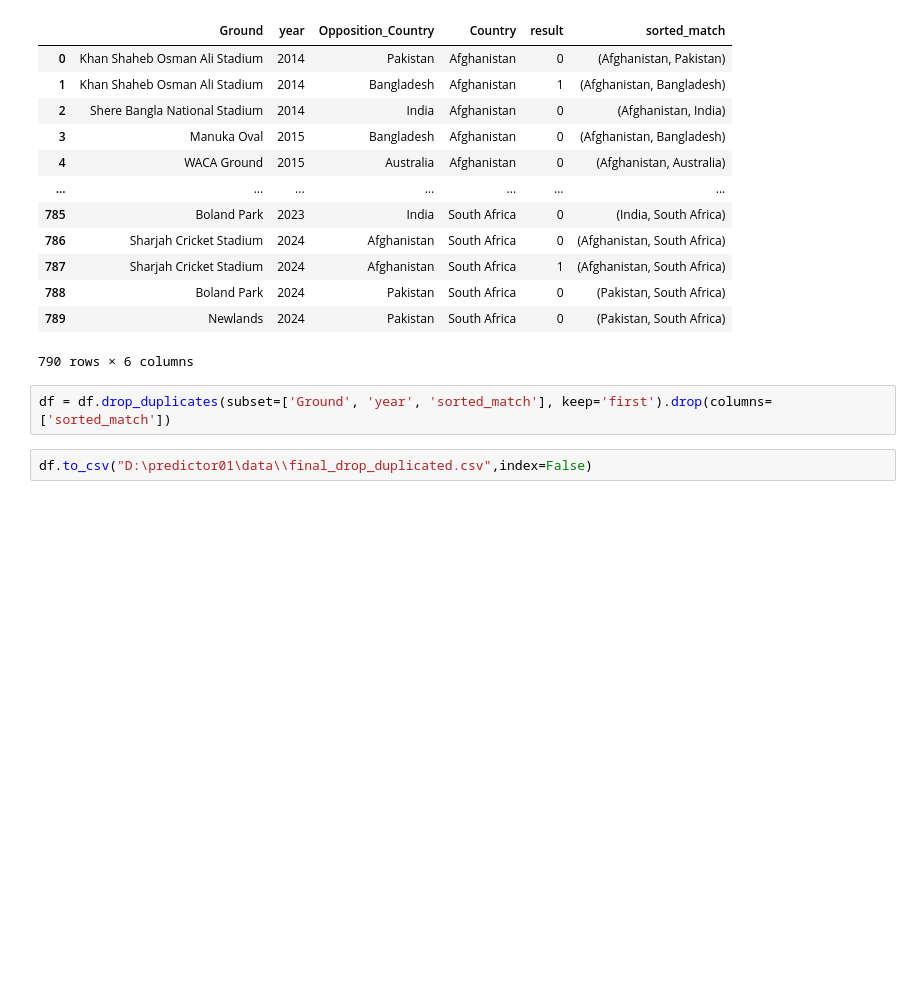
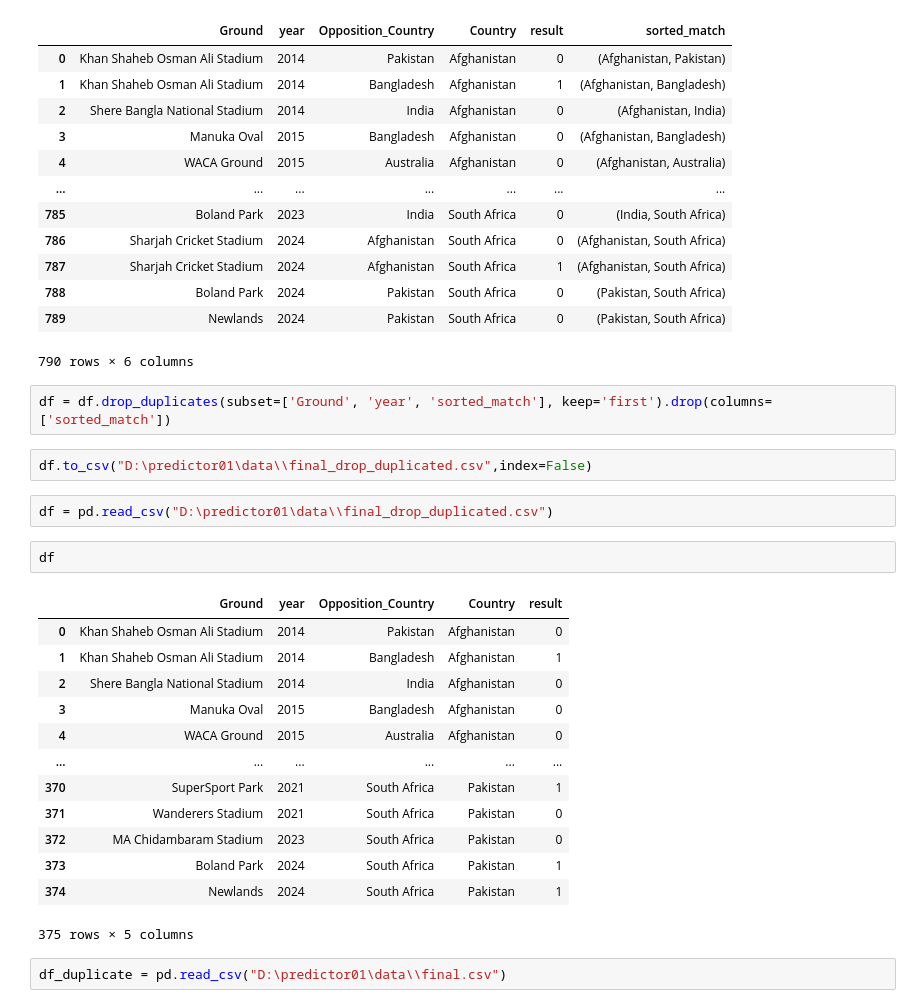
Before and after one commit to Guneet009/win_predictor01, a Jupyter notebook: data.ipynb, the cells around one changed output. Drawn from its saved outputs; the diff is of its cells as text; blank space fills up the shorter version.

Commit message:
data_cleaning

```diff
--- a/data.ipynb
+++ b/data.ipynb
@@ -439,3 +440,23 @@ df
 df = df.drop_duplicates(subset=['Ground', 'year', 'sorted_match'], keep='first').drop(columns=['sorted_match'])
 # %%
 df.to_csv("D:\predictor01\data\\final_drop_duplicated.csv",index=False)
+# %%
+df = pd.read_csv("D:\predictor01\data\\final_drop_duplicated.csv")
+# %%
+df
+# %% [output]
+|  | Ground | year | Opposition_Country | Country | result |
+| 0 | Khan Shaheb Osman Ali Stadium | 2014 | Pakistan | Afghanistan | 0 |
+| 1 | Khan Shaheb Osman Ali Stadium | 2014 | Bangladesh | Afghanistan | 1 |
+| 2 | Shere Bangla National Stadium | 2014 | India | Afghanistan | 0 |
+| 3 | Manuka Oval | 2015 | Bangladesh | Afghanistan | 0 |
+| 4 | WACA Ground | 2015 | Australia | Afghanistan | 0 |
+| ... | ... | ... | ... | ... | ... |
+| 370 | SuperSport Park | 2021 | South Africa | Pakistan | 1 |
+| 371 | Wanderers Stadium | 2021 | South Africa | Pakistan | 0 |
+| 372 | MA Chidambaram Stadium | 2023 | South Africa | Pakistan | 0 |
+| 373 | Boland Park | 2024 | South Africa | Pakistan | 1 |
+| 374 | Newlands | 2024 | South Africa | Pakistan | 1 |
+375 rows × 5 columns
+# %%
+df_duplicate = pd.read_csv("D:\predictor01\data\\final.csv")
```
Also changed, not shown: parts of 22 cells of this notebook, 10 other files.
